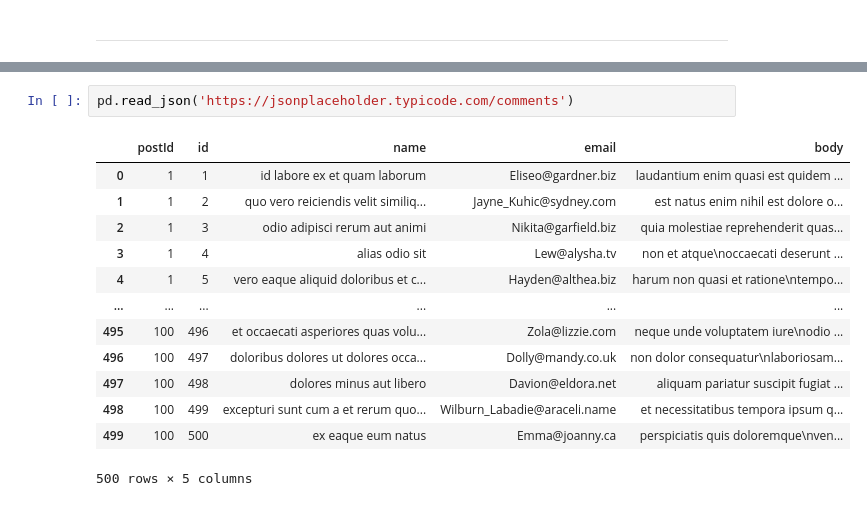
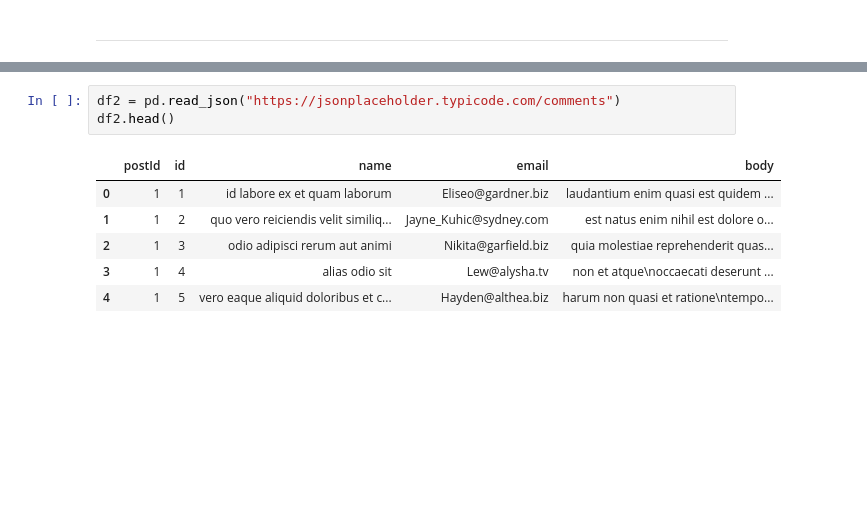
Before and after one commit to TLexYuW/python-java-jupyter-collections, a Jupyter notebook: Python-Related/DemoNB.ipynb, the cells around one changed output, grey strips where cells are left out. Cells and saved outputs as stored; diff of their text form; blank space fills up the shorter version.

```diff
--- a/Python-Related/DemoNB.ipynb
+++ b/Python-Related/DemoNB.ipynb
@@ -77,16 +77,10 @@ pd.read_json('https://api.exchangerate-api.com/v4/latest/INR')
 # %%
-pd.read_json('https://jsonplaceholder.typicode.com/comments')
+df2 = pd.read_json("https://jsonplaceholder.typicode.com/comments")
+df2.head()
 # %% [output]
 |  | postId | id | name | email | body |
 | 0 | 1 | 1 | id labore ex et quam laborum | Eliseo@gardner.biz | laudantium enim quasi est quidem ... |
 | 1 | 1 | 2 | quo vero reiciendis velit similiq... | Jayne_Kuhic@sydney.com | est natus enim nihil est dolore o... |
 | 2 | 1 | 3 | odio adipisci rerum aut animi | Nikita@garfield.biz | quia molestiae reprehenderit quas... |
 | 3 | 1 | 4 | alias odio sit | Lew@alysha.tv | non et atque\noccaecati deserunt ... |
 | 4 | 1 | 5 | vero eaque aliquid doloribus et c... | Hayden@althea.biz | harum non quasi et ratione\ntempo... |
-| ... | ... | ... | ... | ... | ... |
-| 495 | 100 | 496 | et occaecati asperiores quas volu... | Zola@lizzie.com | neque unde voluptatem iure\nodio ... |
-| 496 | 100 | 497 | doloribus dolores ut dolores occa... | Dolly@mandy.co.uk | non dolor consequatur\nlaboriosam... |
-| 497 | 100 | 498 | dolores minus aut libero | Davion@eldora.net | aliquam pariatur suscipit fugiat ... |
-| 498 | 100 | 499 | excepturi sunt cum a et rerum quo... | Wilburn_Labadie@araceli.name | et necessitatibus tempora ipsum q... |
-| 499 | 100 | 500 | ex eaque eum natus | Emma@joanny.ca | perspiciatis quis doloremque\nven... |
-500 rows × 5 columns
```
Also changed, not shown: parts of 3 cells of this notebook, 6 other files.
